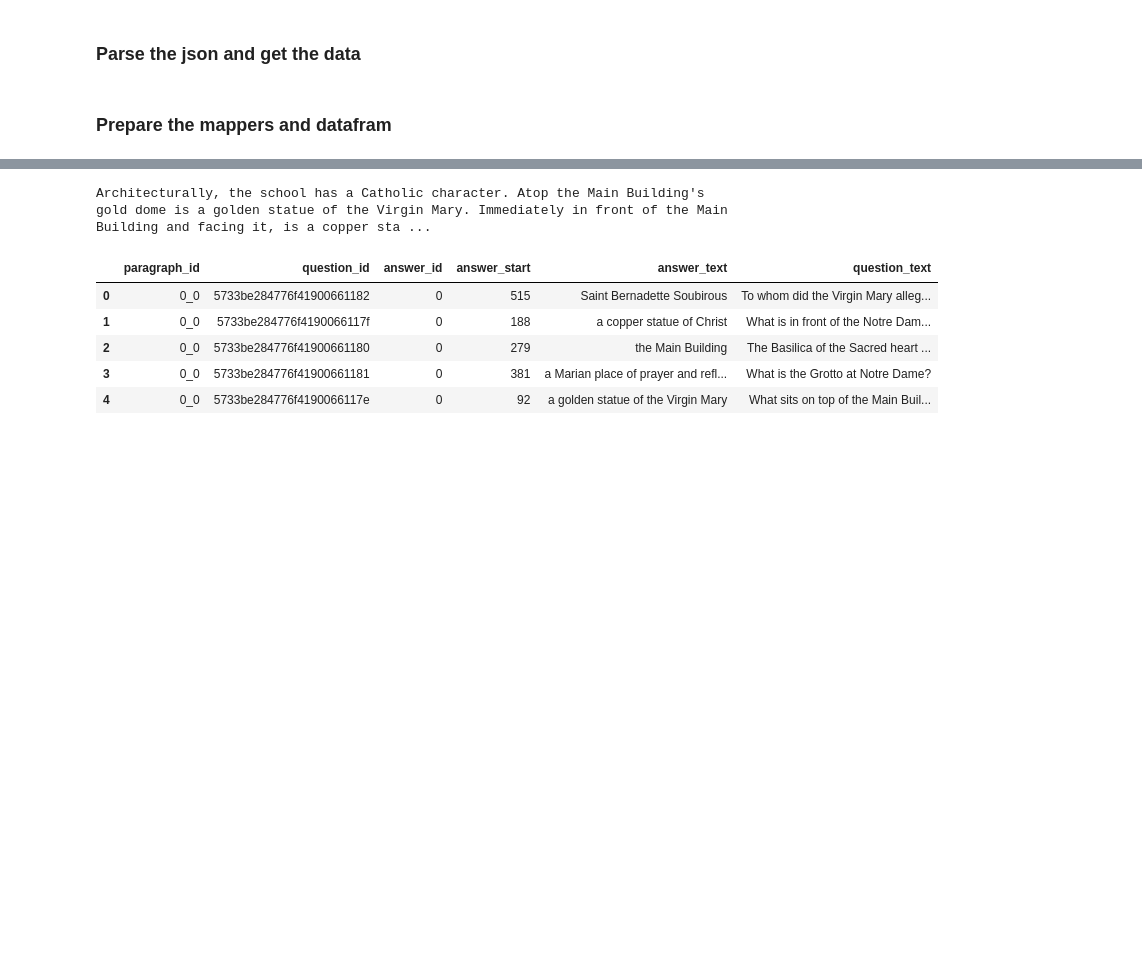
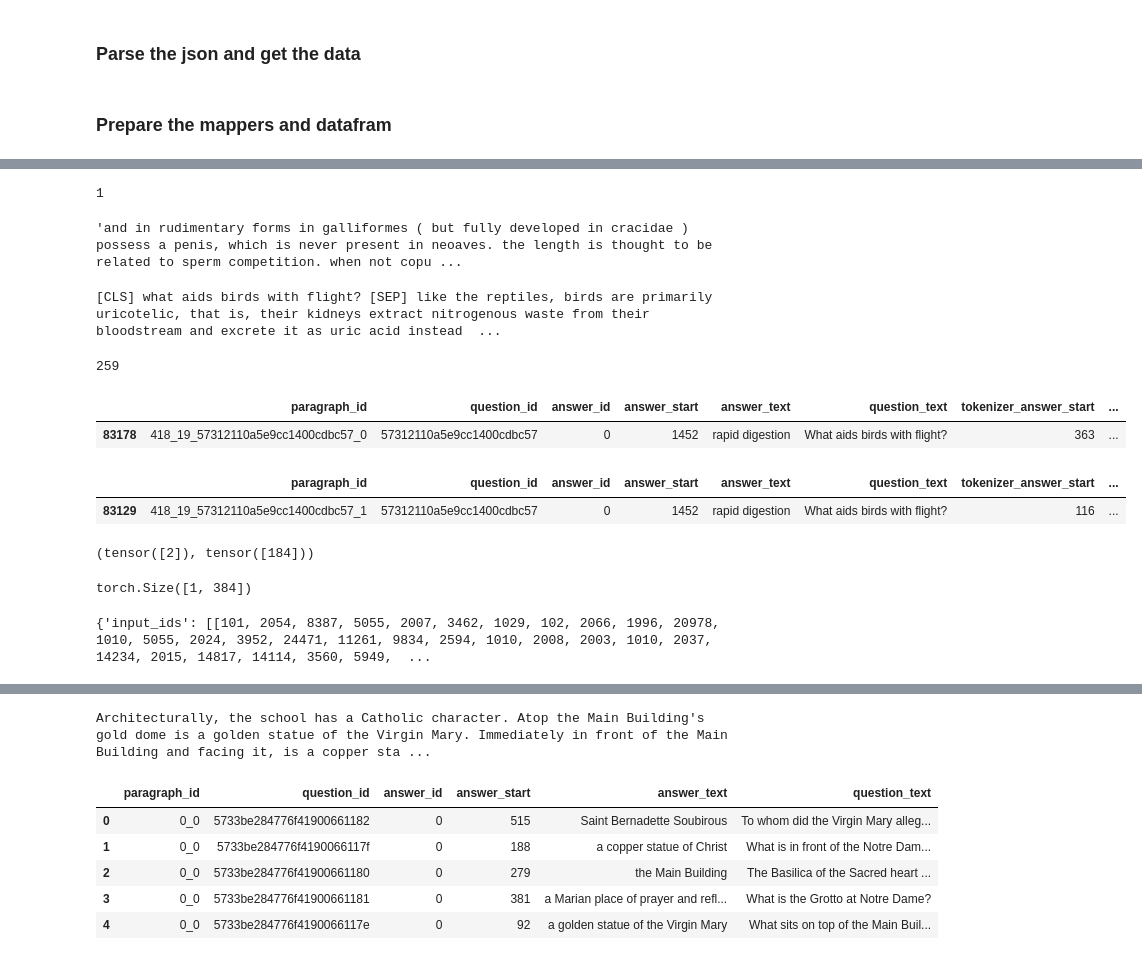
Before and after one commit to alex0dd/SQuAD-QA, a Jupyter notebook: ModelTrainExperimentalCode.ipynb, the cells around one changed output, grey strips where cells are left out. Saved outputs shown, nothing was run; the diff lists cells and outputs as text; code cells hidden in the pictures; blank space fills up the shorter version.

Commit message:
Implemented DistilBERT training inside main notebook.

```diff
--- a/ModelTrainExperimentalCode.ipynb
+++ b/ModelTrainExperimentalCode.ipynb
@@ -229,3 +63,0 @@ tokenizer = AutoTokenizer.from_pretrained("distilbert-base-uncased")
-# %%
-#par_text, ques_text, ans_start, ans_text = build_bert_mappers_and_dataframe(tokenizer, data, limit_answers=1)
-paragraphs_mapper, df = build_bert_mappers_and_dataframe(tokenizer, data, limit_answers=1)
@@ -412,0 +64,16 @@ ques_text
+# %%
+def bert_tokenizer_fn(question, paragraph, tokenizer, max_length=384):
+    doc_stride = 128
+    pad_on_right = tokenizer.padding_side == "right"
+    # TODO: add max_length and doc_stride
+    tokenized_input_pair = tokenizer(
+        question,
+        paragraph,
+        truncation="only_second" if pad_on_right else "only_first",
+        max_length=max_length,
+        stride=doc_stride,
+        return_overflowing_tokens=True,
+        return_offsets_mapping=True,
+        padding="max_length",
+    )
+    return tokenized_input_pair
@@ -412,0 +234,7 @@ ques_text
+# %%
+tokenizer = AutoTokenizer.from_pretrained("distilbert-base-uncased")
+tokenizer_fn_preprocess = partial(bert_tokenizer_fn, tokenizer=tokenizer, max_length=380)
+tokenizer_fn_train = partial(bert_tokenizer_fn, tokenizer=tokenizer, max_length=384)
+# %%
+#par_text, ques_text, ans_start, ans_text = build_bert_mappers_and_dataframe(tokenizer, data, limit_answers=1)
+paragraphs_mapper, df = build_bert_mappers_and_dataframe(tokenizer_fn_preprocess, data, limit_answers=1)
@@ -412,0 +407,32 @@ ques_text
+# %%
+len(thefuck3.input_ids)
+# %% [output]
+1
+# %%
+paragraphs_mapper["418_19_57312110a5e9cc1400cdbc57_1"]
+# %% [output]
+'and in rudimentary forms in galliformes ( but fully developed in cracidae ) possess a penis, which is never present in neoaves. the length is thought to be related to sperm competition. when not copu ...
+# %%
+offset_idx = 0
+sequence_ids = tttt.sequence_ids(offset_idx)
+# find start index of context segment
+context_segment_idx = sequence_ids.index(1)
+# Decode split into a string
+decoded_split = tokenizer.decode(tttt.input_ids[offset_idx])
+print(decoded_split)
+# %% [output]
+[CLS] what aids birds with flight? [SEP] like the reptiles, birds are primarily uricotelic, that is, their kidneys extract nitrogenous waste from their bloodstream and excrete it as uric acid instead  ...
+# %%
+print(len(decoded_split.split()))
+# %% [output]
+259
+# %%
+df[df.paragraph_id == "418_19_57312110a5e9cc1400cdbc57_0"]
+# %% [output]
+|  | paragraph_id | question_id | answer_id | answer_start | answer_text | question_text | tokenizer_answer_start | ... |
+| 83178 | 418_19_57312110a5e9cc1400cdbc57_0 | 57312110a5e9cc1400cdbc57 | 0 | 1452 | rapid digestion | What aids birds with flight? | 363 | ... |
+# %%
+df[df.paragraph_id == "418_19_57312110a5e9cc1400cdbc57_1"]
+# %% [output]
+|  | paragraph_id | question_id | answer_id | answer_start | answer_text | question_text | tokenizer_answer_start | ... |
+| 83129 | 418_19_57312110a5e9cc1400cdbc57_1 | 57312110a5e9cc1400cdbc57 | 0 | 1452 | rapid digestion | What aids birds with flight? | 116 | ... |
@@ -412,0 +443,12 @@ ques_text
+# %%
+SpanExtractor.extract_most_probable(outs_mod[0], outs_mod[1])
+# %% [output]
+(tensor([2]), tensor([184]))
+# %%
+outs_mod[0].shape
+# %% [output]
+torch.Size([1, 384])
+# %%
+tttt
+# %% [output]
+{'input_ids': [[101, 2054, 8387, 5055, 2007, 3462, 1029, 102, 2066, 1996, 20978, 1010, 5055, 2024, 3952, 24471, 11261, 9834, 2594, 1010, 2008, 2003, 1010, 2037, 14234, 2015, 14817, 14114, 3560, 5949,  ...
```
Also changed, not shown: parts of 50 cells of this notebook.
